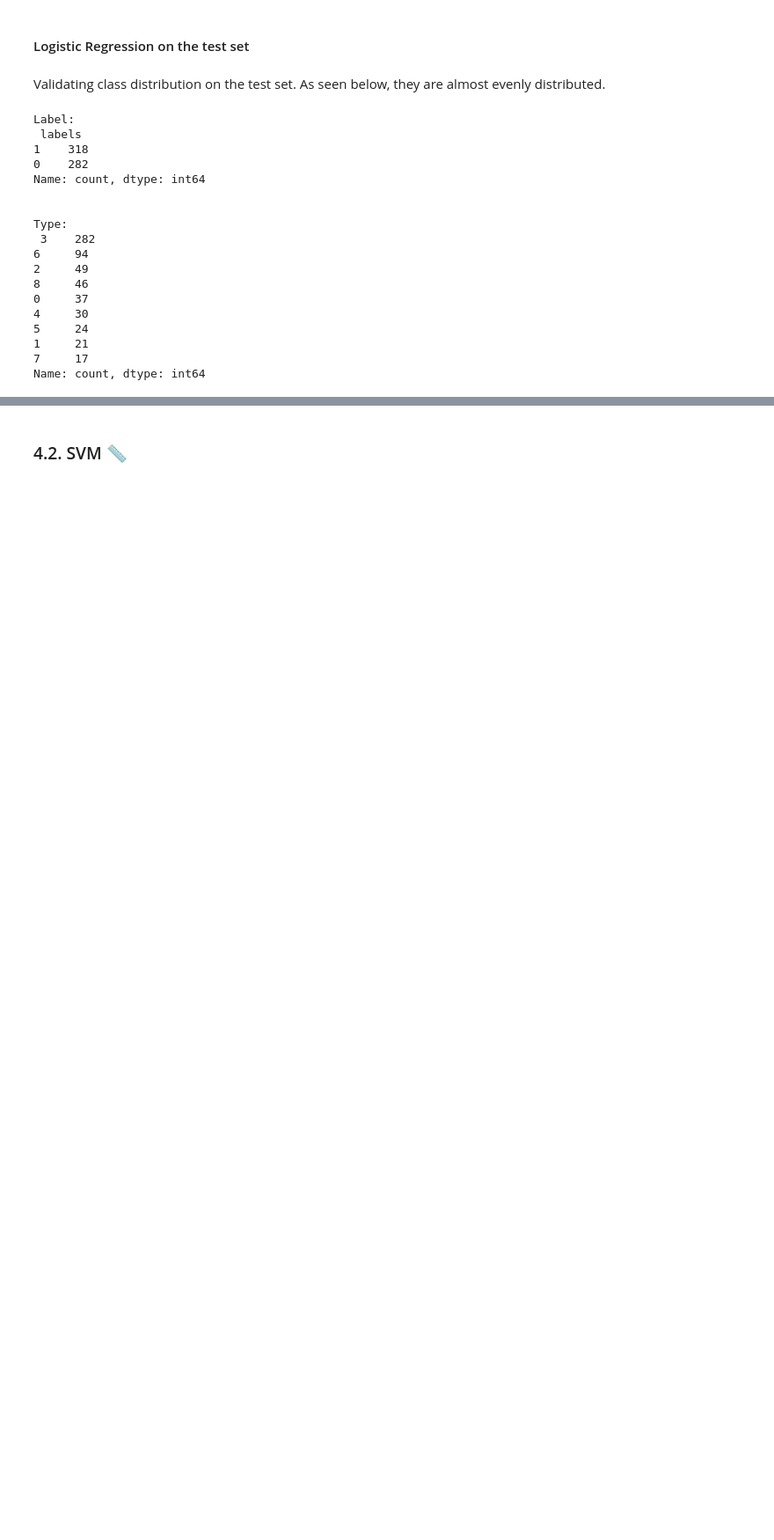
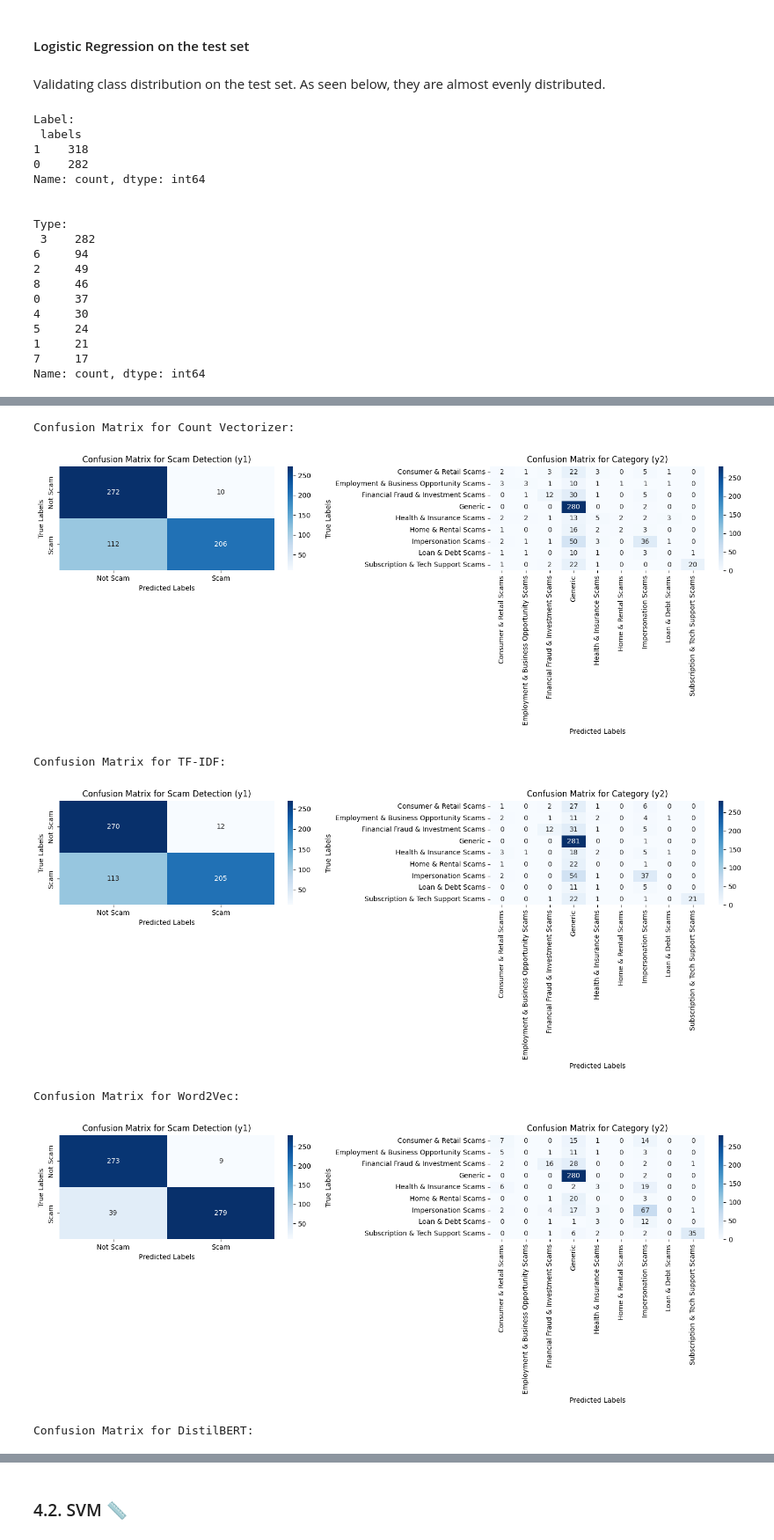
Before and after one commit to junxianyong/INF2008_P1-08, a Jupyter notebook: scam_detection/scam_detection.ipynb, the cells around one changed output, grey strips where cells are left out. Shown at 88% size. Drawn from its saved outputs; the diff is of its cells as text; code cells hidden in the pictures; blank space fills up the shorter version.

```diff
--- a/scam_detection/scam_detection.ipynb
+++ b/scam_detection/scam_detection.ipynb
@@ -584,4 +648,4 @@ class ClassificationModel:
         plt.xlabel("Predicted Labels")
         plt.ylabel("True Labels")
         plt.title(title)
-        plt.show()
+        return plt
@@ -747,0 +939,30 @@ weighted avg       0.94      0.94      0.94       600
+# %%
+# For each embedding data
+for embedding, data in embedding_data.items():
+    print(f"Confusion Matrix for {embedding}:")
+
+    # Create your models
+    logistic_model_y1 = ClassificationModel(data["X_train"], data["y1_train"], multi_class_func='logistic')
+    logistic_model_y2 = ClassificationModel(data["X_train"], data["y2_train"], multi_class_func='logistic')
+
+    # Get predictions
+    y_pred_1 = logistic_model_y1.predict(data["X_test"])
+    y_pred_2 = logistic_model_y2.predict(data["X_test"])
+
+    # Plot the confusion matrices
+    fig = plot_dual_confusion_matrices(
+        data["y1_test"], y_pred_1,
+        data["y2_test"], y_pred_2,
+        y2_labels=le,  # Your label encoder
+        y2_title=f"Confusion Matrix for Category (y2)"
+    )
+
+    plt.show()
+# %% [output]
+Confusion Matrix for Count Vectorizer:
+[figure, added]
+Confusion Matrix for TF-IDF:
+[figure, added]
+Confusion Matrix for Word2Vec:
+[figure, added]
+Confusion Matrix for DistilBERT:
```
Also changed, not shown: parts of 31 cells of this notebook.
